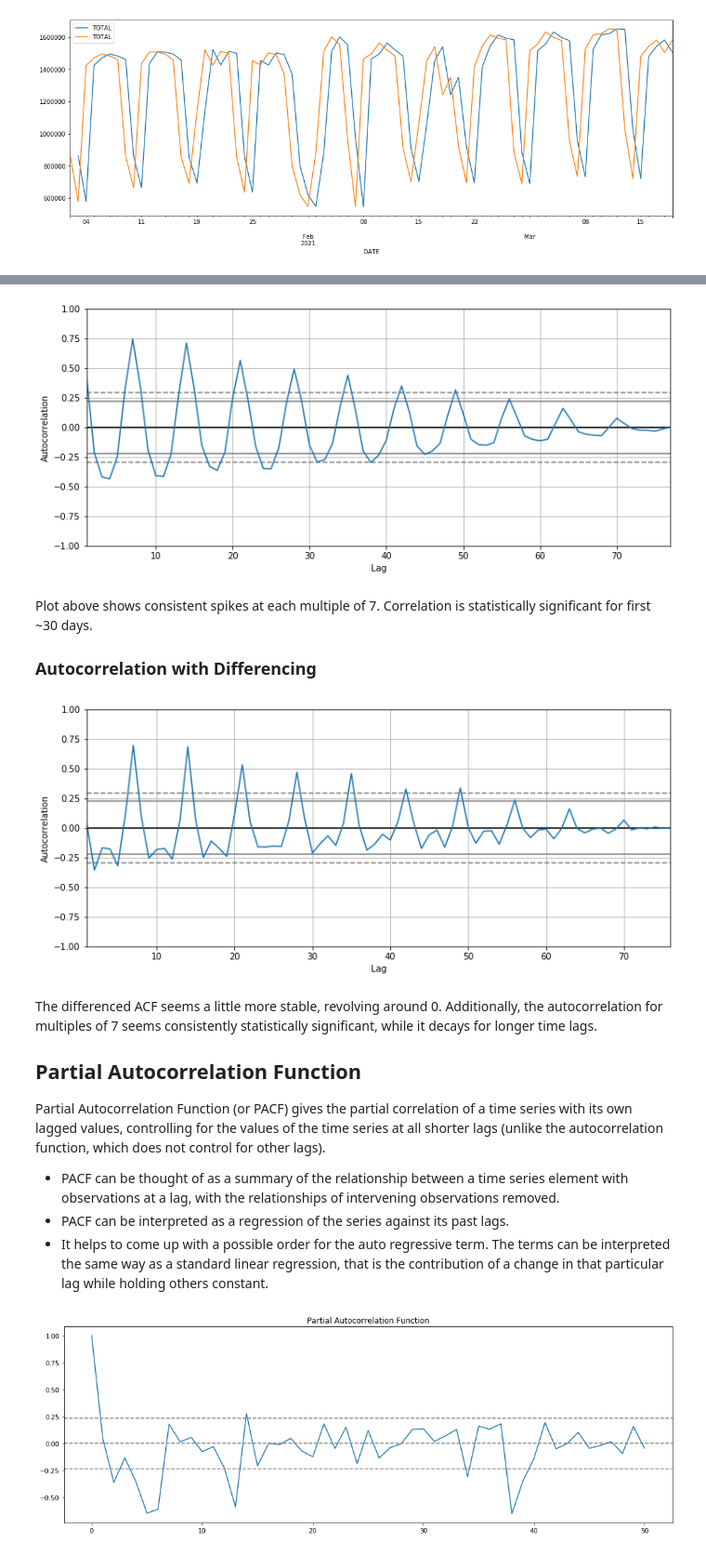
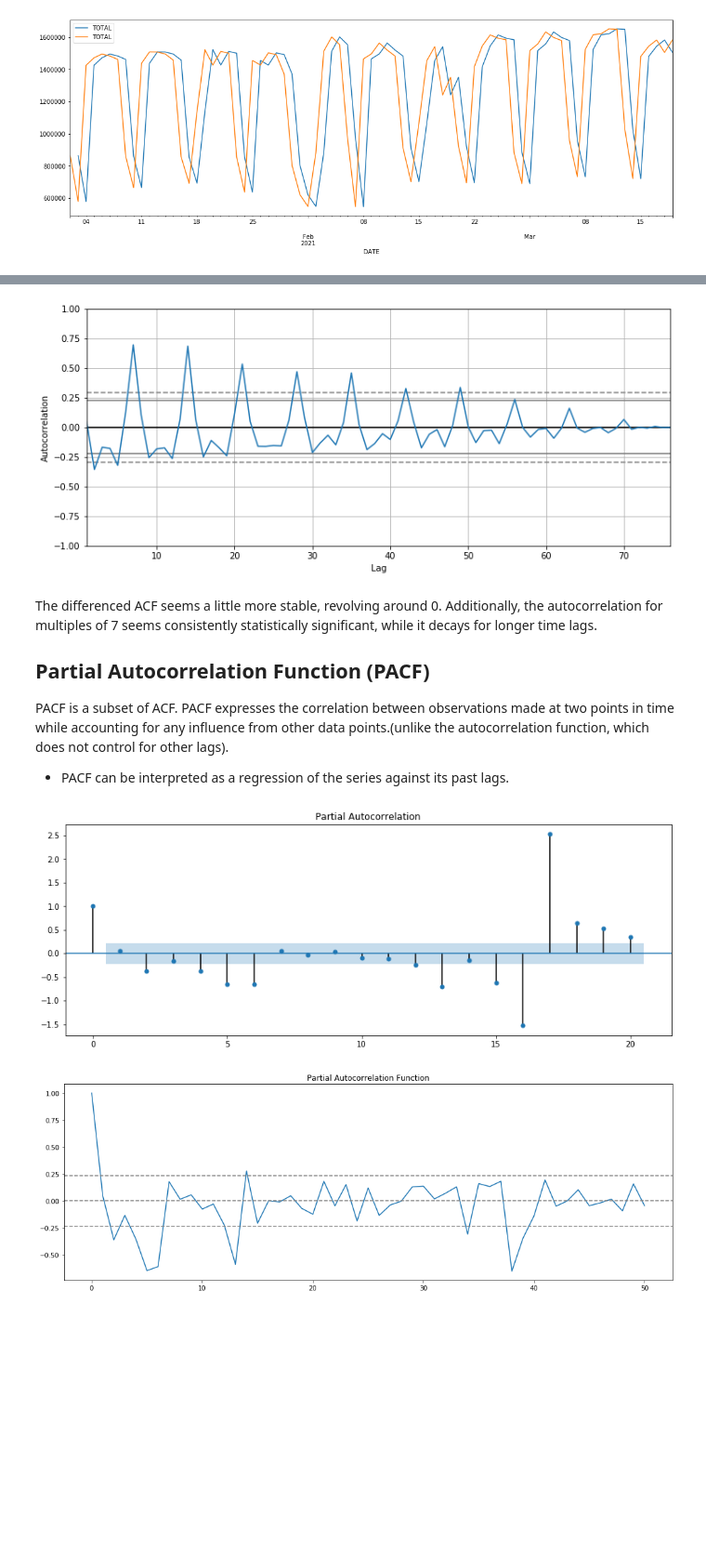
Before and after one commit to justinm0rgan/mta-turnstile-covid, a Jupyter notebook: modeling.ipynb, the cells around one changed output, grey strips where cells are left out. Shown at 93% size. Cells and saved outputs as stored; diff of their text form; code cells hidden in the pictures; blank space fills up the shorter version.

```diff
--- a/modeling.ipynb
+++ b/modeling.ipynb
@@ -293,25 +295,18 @@ plot_acf(df['TOTAL'], lags=50);
 # %%
 # Try the Pandas AC Function
 plt.figure(figsize=(12,5))
-pd.plotting.autocorrelation_plot(df['TOTAL']);
+pd.plotting.autocorrelation_plot(data_diff);
 # %% [output]
-[figure, old version]
+[figure, new version]
-# %% [markdown]
-Plot above shows consistent spikes at each multiple of 7. Correlation is statistically significant for first ~30 days.
-### Autocorrelation with Differencing
-# %%
-plt.figure(figsize=(12,5))
-pd.plotting.autocorrelation_plot(data_diff);
-# %% [output]
-[figure, removed]
 # %% [markdown]
 The differenced ACF seems a little more stable, revolving around 0. Additionally, the autocorrelation for multiples of 7 seems consistently statistically significant, while it decays for longer time lags.
-## Partial Autocorrelation Function
-Partial Autocorrelation Function (or PACF) gives the partial correlation of a time series with its own lagged values, controlling for the values of the time series at all shorter lags (unlike the autocorrelation function, which does not control for other lags).
-- PACF can be thought of as a summary of the relationship between a time series element with observations at a lag, with the relationships of intervening observations removed.
+## Partial Autocorrelation Function (PACF)
+PACF is a subset of ACF. PACF expresses the correlation between observations made at two points in time while accounting for any influence from other data points.(unlike the autocorrelation function, which does not control for other lags).
 - PACF can be interpreted as a regression of the series against its past lags.
-- It helps to come up with a possible order for the auto regressive term.
-The terms can be interpreted the same way as a standard linear regression, that is the contribution of a change in that particular lag while holding others constant.
+# %%
+plot_pacf(data_diff, lags=20);
+# %% [output]
+[figure, added]
 # %%
 from statsmodels.tsa.stattools import acf, pacf
 
```
Also changed, not shown: parts of 14 cells of this notebook.
